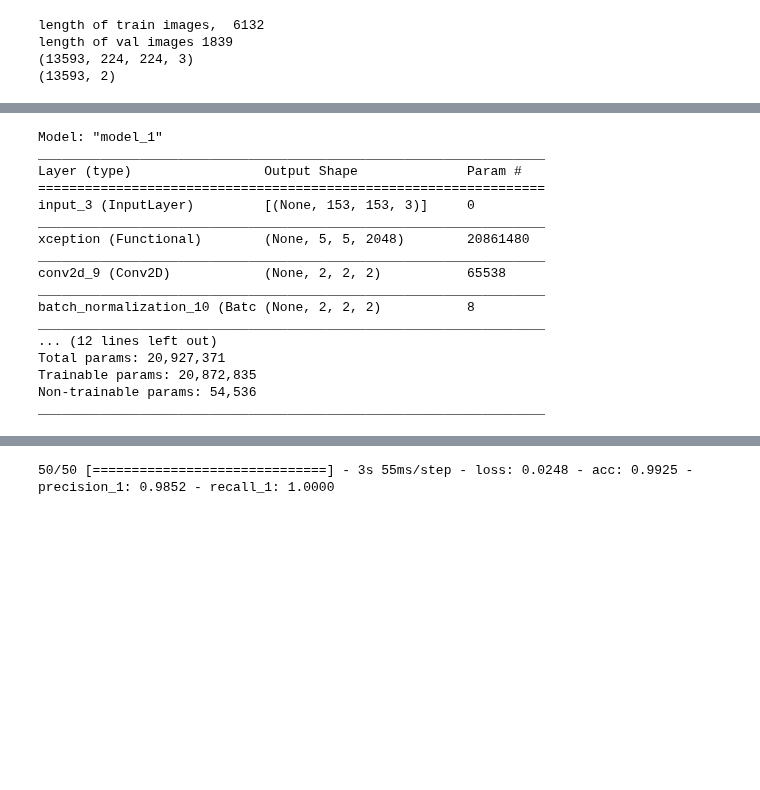
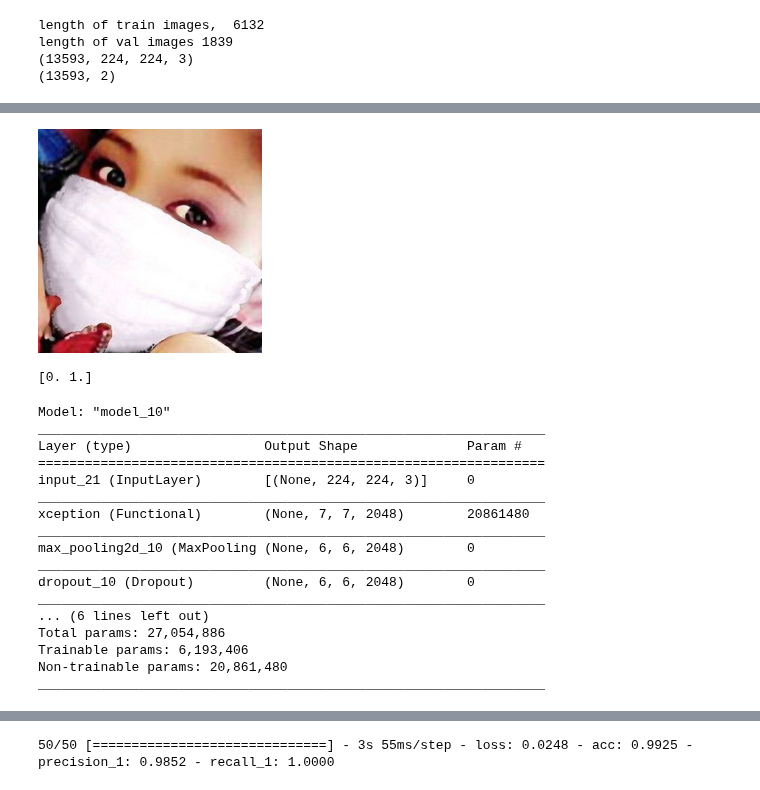
Before and after one commit to vipul43/Face_Mask_Detection, a Jupyter notebook: model.ipynb, the cells around one changed output, grey strips where cells are left out. Cells and saved outputs as stored; diff of their text form; code cells hidden in the pictures; blank space fills up the shorter version.

```diff
--- a/model.ipynb
+++ b/model.ipynb
@@ -107,3 +143,14 @@ print(TrainY[rnd_idx])
+# %%
+#random val observations
+
+rnd_idx = np.random.randint(0, ValX.shape[0])
+display(Image.fromarray(np.uint8(ValX[rnd_idx])))
+print(ValY[rnd_idx])
+# with mask is [0. 1.]
+# without mask is [1. 0.]
+# %% [output]
+[figure, added]
+[0. 1.]
 # %%
 # Model(Transfer Learning) (Later)
 # %%
@@ -264,24 +293,24 @@ class MModel:
 # %%
 # Creating instance of MModel Class
 
-mmodel = MModel((153, 153, 3))
+mmodel = MModel((224, 224, 3))
 # %% [output]
-Model: "model_1"
+Model: "model_10"
 _________________________________________________________________
 Layer (type)                 Output Shape              Param #
 =================================================================
-input_3 (InputLayer)         [(None, 153, 153, 3)]     0
+input_21 (InputLayer)        [(None, 224, 224, 3)]     0
 _________________________________________________________________
-xception (Functional)        (None, 5, 5, 2048)        20861480
+xception (Functional)        (None, 7, 7, 2048)        20861480
 _________________________________________________________________
-conv2d_9 (Conv2D)            (None, 2, 2, 2)           65538
+max_pooling2d_10 (MaxPooling (None, 6, 6, 2048)        0
 _________________________________________________________________
-batch_normalization_10 (Batc (None, 2, 2, 2)           8
+dropout_10 (Dropout)         (None, 6, 6, 2048)        0
 _________________________________________________________________
-... (12 lines left out)
-Total params: 20,927,371
-Trainable params: 20,872,835
-Non-trainable params: 54,536
+... (6 lines left out)
+Total params: 27,054,886
+Trainable params: 6,193,406
+Non-trainable params: 20,861,480
 _________________________________________________________________
 # %%
 # Model Compilation
```
Also changed, not shown: parts of 6 cells of this notebook.
